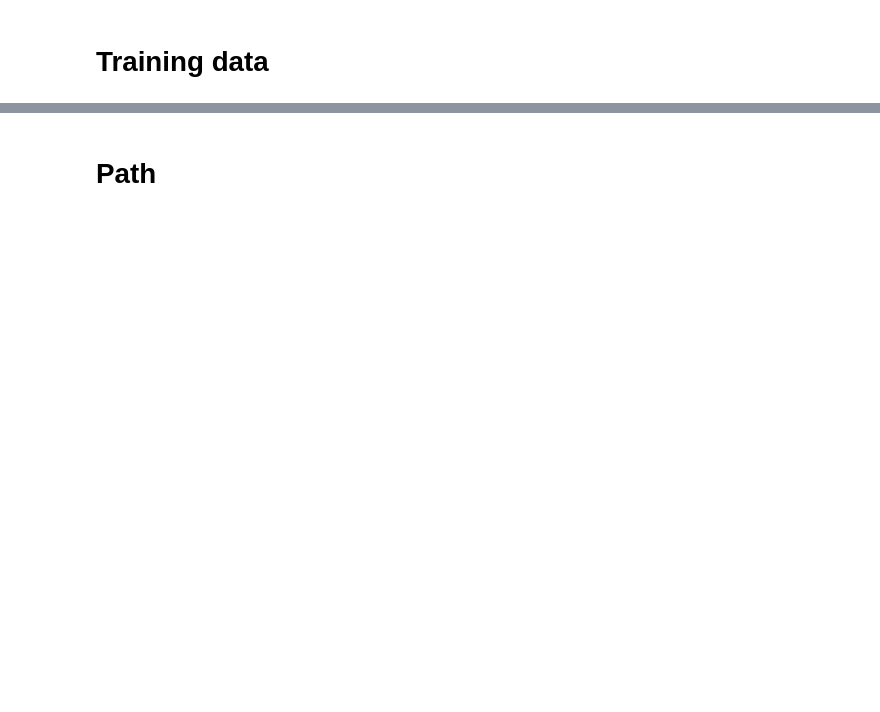
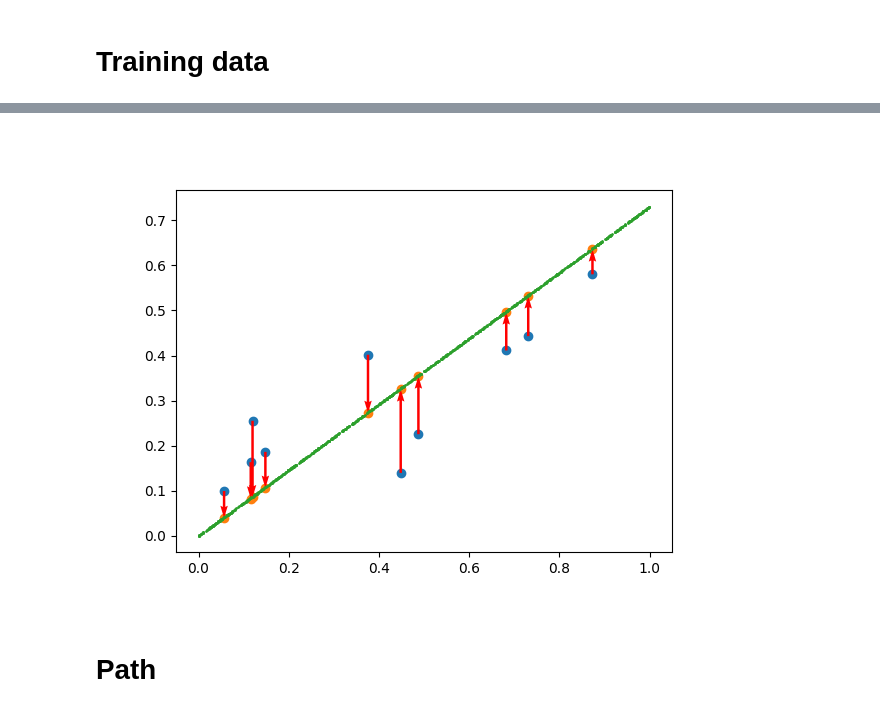
Before and after one commit to rcpaffenroth/iterativennsimple, a Jupyter notebook: notebooks/4-rcp-MLP.ipynb, the cells around one changed output, grey strips where cells are left out. Cells and saved outputs as stored; diff of their text form; code cells hidden in the pictures; blank space fills up the shorter version.

```diff
--- a/notebooks/4-rcp-MLP.ipynb
+++ b/notebooks/4-rcp-MLP.ipynb
@@ -216,3 +205,14 @@ plt.show()
+# %%
+plot_iterations = iterations
+
+mapped_tensor = zh_start_tensor
+for i in range(plot_iterations):
+    mapped_tensor = map(mapped_tensor)
+mapped_tensor = mapped_tensor.detach()
+
+my_plot(zh_start_tensor, mapped_tensor, zh_target_tensor, plot_points=10, x_idx=x_idx, y_idx=y_idx)
+# %% [output]
+[figure, added]
 # %% [markdown]
 # Path
 # %%
```
Also changed, not shown: parts of 10 cells of this notebook, 2 other files.
